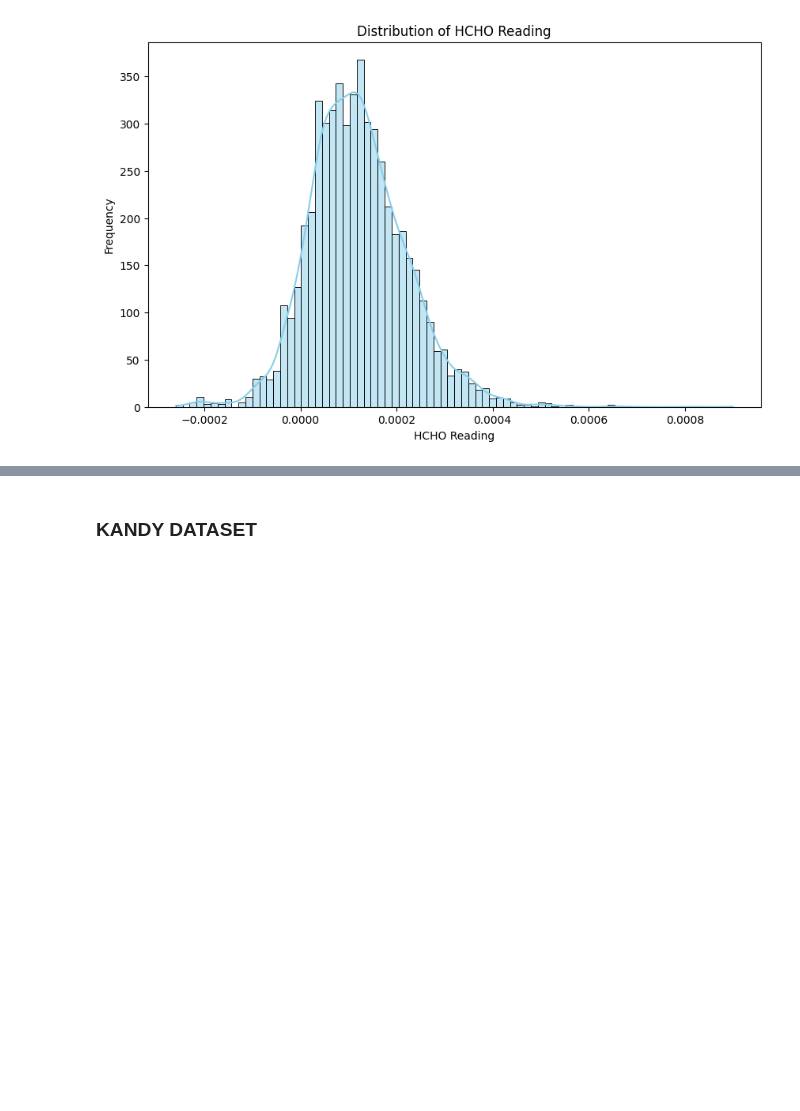
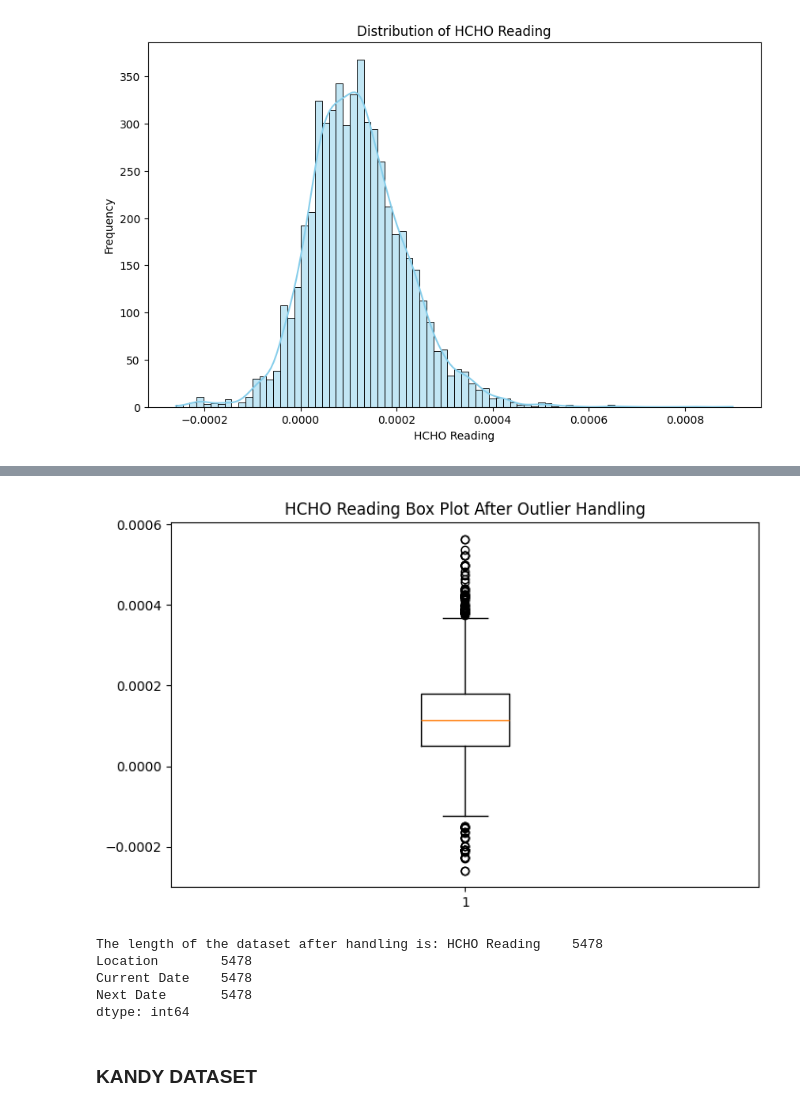
Before and after one commit to VinukaSilva/HCHO-Prediction, a Jupyter notebook: Pre Processing.ipynb, the cells around one changed output, grey strips where cells are left out. Cells and saved outputs as stored; diff of their text form; code cells hidden in the pictures; blank space fills up the shorter version.

```diff
--- a/Pre Processing.ipynb
+++ b/Pre Processing.ipynb
@@ -204,3 +238,26 @@ plt.show()
+# %%
+# Handle outliers by replacing values above 0.0006 with the mean of values below that threshold
+outlier_threshold = 0.0006
+
+mean_below_threshold = cmn_data.loc[cmn_data["HCHO Reading"] <= outlier_threshold, "HCHO Reading"].mean()
+cmn_data.loc[cmn_data["HCHO Reading"] > outlier_threshold, "HCHO Reading"] = mean_below_threshold
+
+# Create a box plot for the "HCHO Reading" column after handling outliers
+plt.figure(figsize=(8, 5))
+plt.boxplot(cmn_data["HCHO Reading"])
+plt.title("HCHO Reading Box Plot After Outlier Handling")
+plt.show()
+# %% [output]
+[figure, added]
+# %%
+dataset_length = cmn_data.count()
+print("The length of the dataset after handling is:", dataset_length)
+# %% [output]
+The length of the dataset after handling is: HCHO Reading    5478
+Location        5478
+Current Date    5478
+Next Date       5478
+dtype: int64
 # %%
 cmn_data.to_csv("preprocessed_dataset/col_mat_nuw_pp.csv", index=False)
 # %% [markdown]
```
Also changed, not shown: parts of 7 cells of this notebook, 2 other files.
